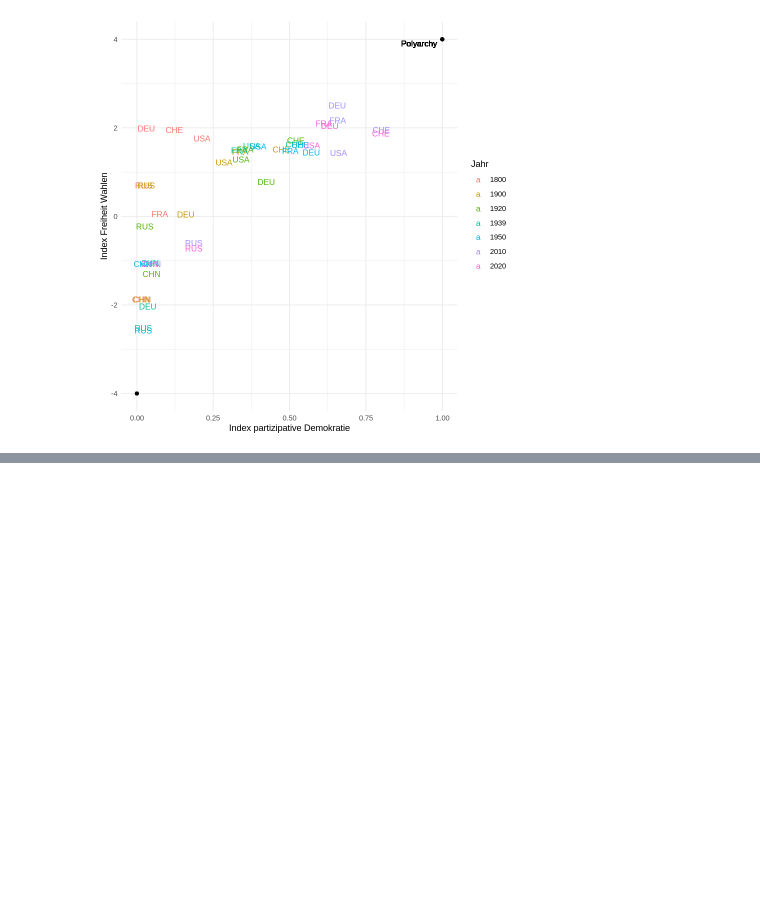
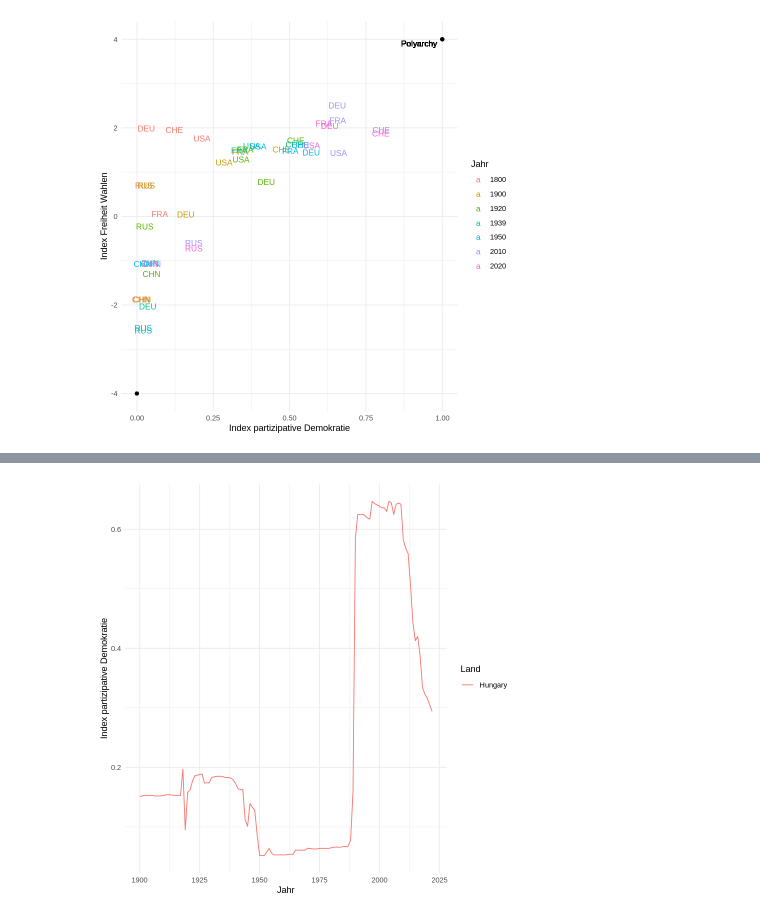
Before and after one commit to cstecker/politicsRLab, a Jupyter notebook: Demokratie und V-Dem.ipynb, the cells around one changed output, grey strips where cells are left out. Drawn from its saved outputs; the diff is of its cells as text; code cells hidden in the pictures; blank space fills up the shorter version.

```diff
--- a/Demokratie und V-Dem.ipynb
+++ b/Demokratie und V-Dem.ipynb
@@ -249,0 +182,11 @@ Für diese Darstellung wurde das Geom *geom_text* verwendet. Im Gegensatz zu bis
+# %%
+# Index partizipative Demokratie
+vdem %>%
+  filter(year > 1899) %>%
+  filter(country_name == "Hungary") %>%
+  ggplot() +
+  geom_line(mapping = aes(x = year, y = v2x_partipdem, color = country_name)) +
+  labs(x = "Jahr", y = "Index partizipative Demokratie", color = "Land") +
+  theme_minimal()
+# %% [output]
+[figure, added]
```
Also changed, not shown: parts of 17 cells of this notebook.
